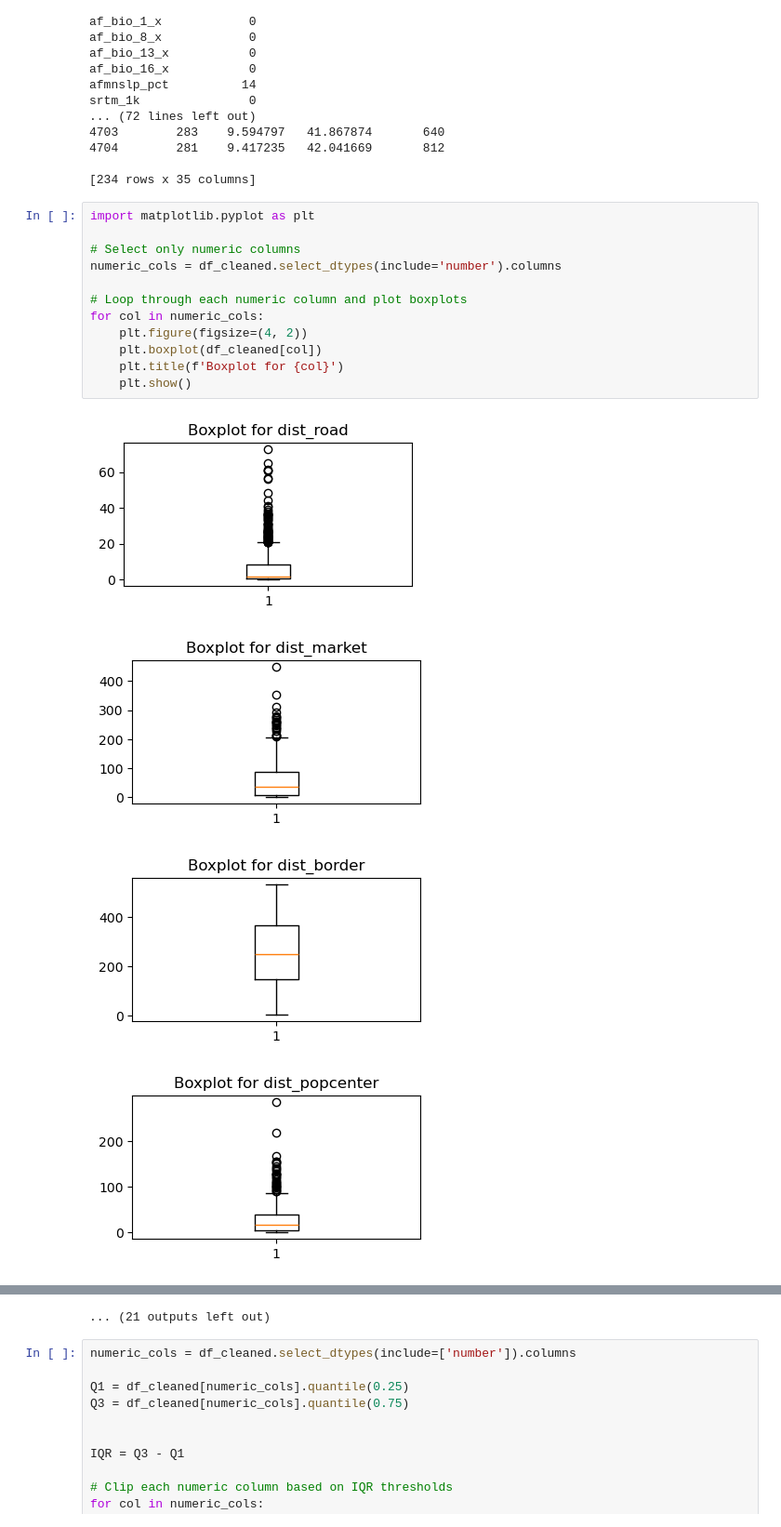
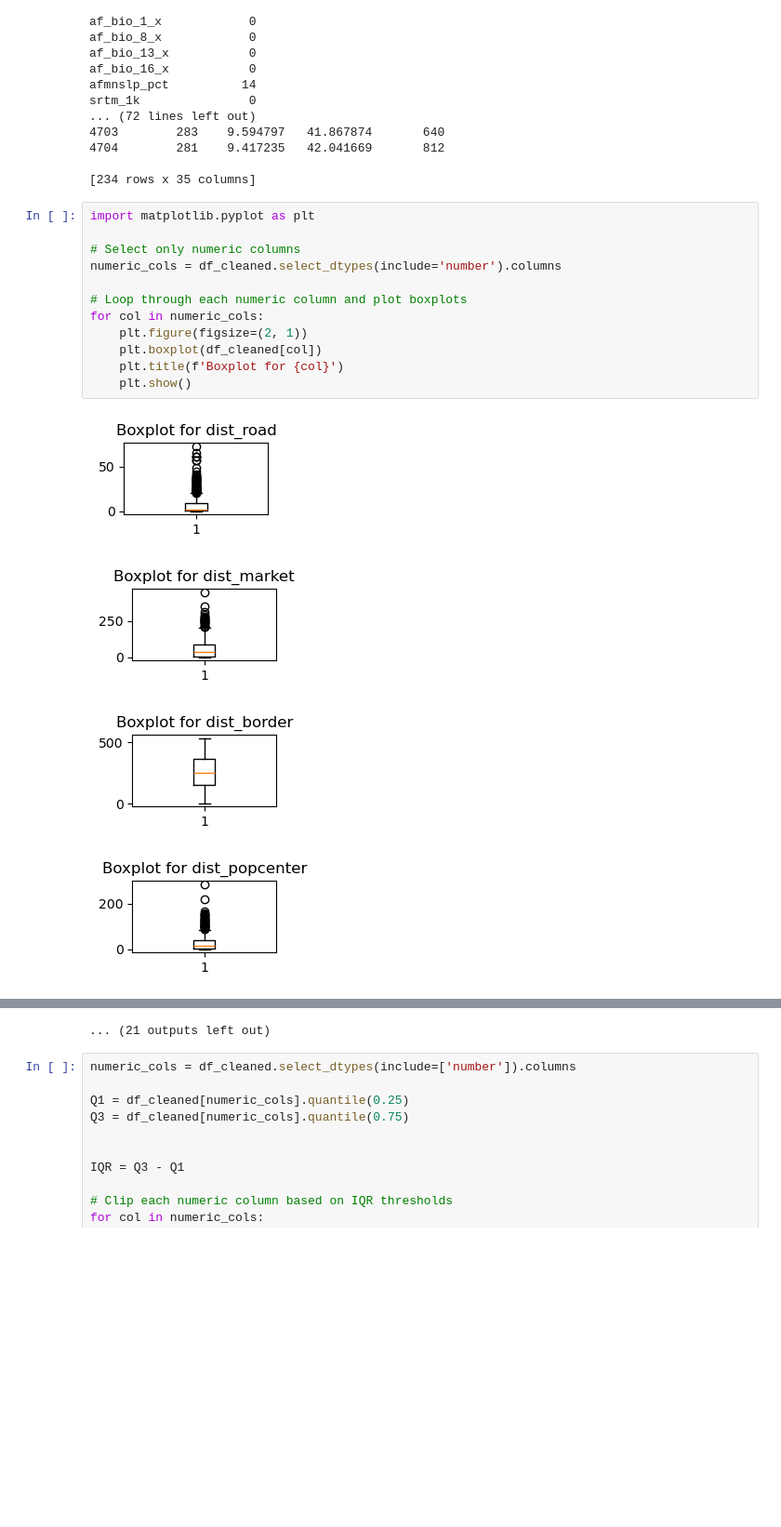
Before and after one commit to demirewu-manidefro/-rainfall-pradction-ml, a Jupyter notebook: rainfall.ipynb, the cells around one changed output, grey strips where cells are left out. Shown: that part at 93% size. Drawn from its saved outputs; the diff is of its cells as text; blank space fills up the shorter version.

```diff
--- a/rainfall.ipynb
+++ b/rainfall.ipynb
@@ -223,17 +223,17 @@ srtm_1k               0
 # %%
 import matplotlib.pyplot as plt
 
 # Select only numeric columns
 numeric_cols = df_cleaned.select_dtypes(include='number').columns
 
 # Loop through each numeric column and plot boxplots
 for col in numeric_cols:
-    plt.figure(figsize=(4, 2))
+    plt.figure(figsize=(2, 1))
     plt.boxplot(df_cleaned[col])
     plt.title(f'Boxplot for {col}')
     plt.show()
 # %% [output]
-[figure, old version]
+[figure, new version]
-[figure, old version]
+[figure, new version]
-[figure, old version]
+[figure, new version]
-[figure, old version]
+[figure, new version]
```
Also changed, not shown: parts of 9 cells of this notebook.
